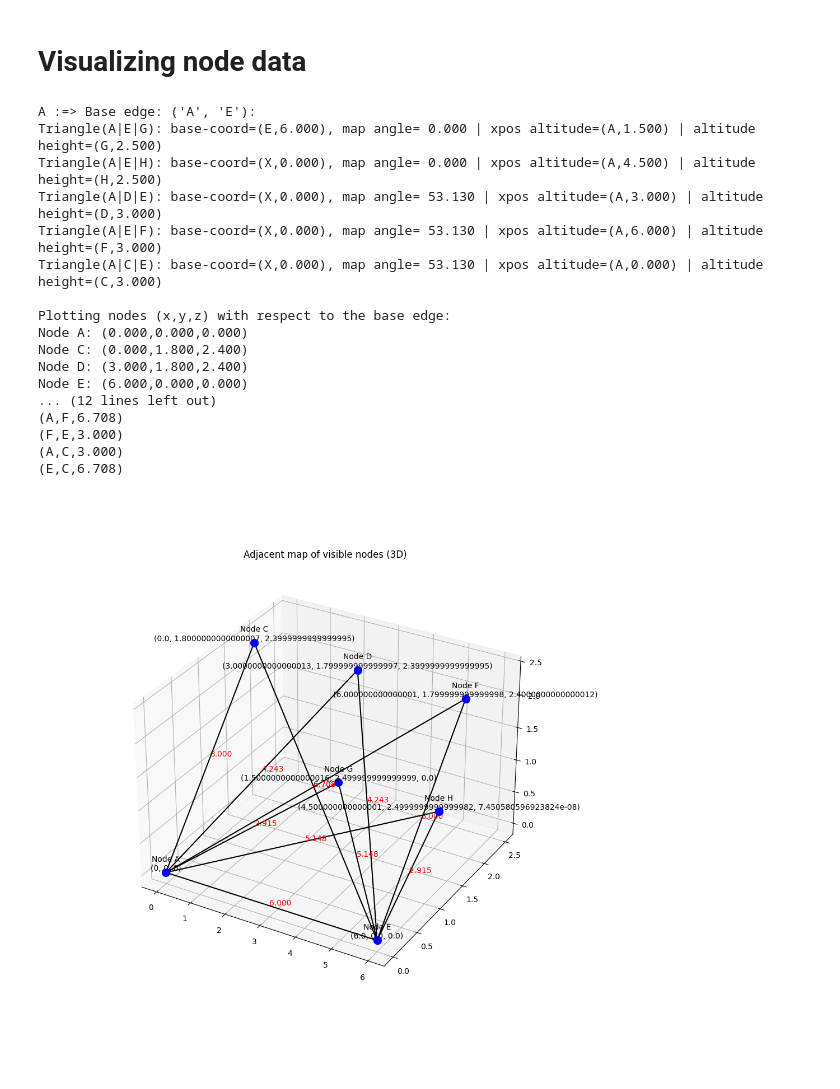
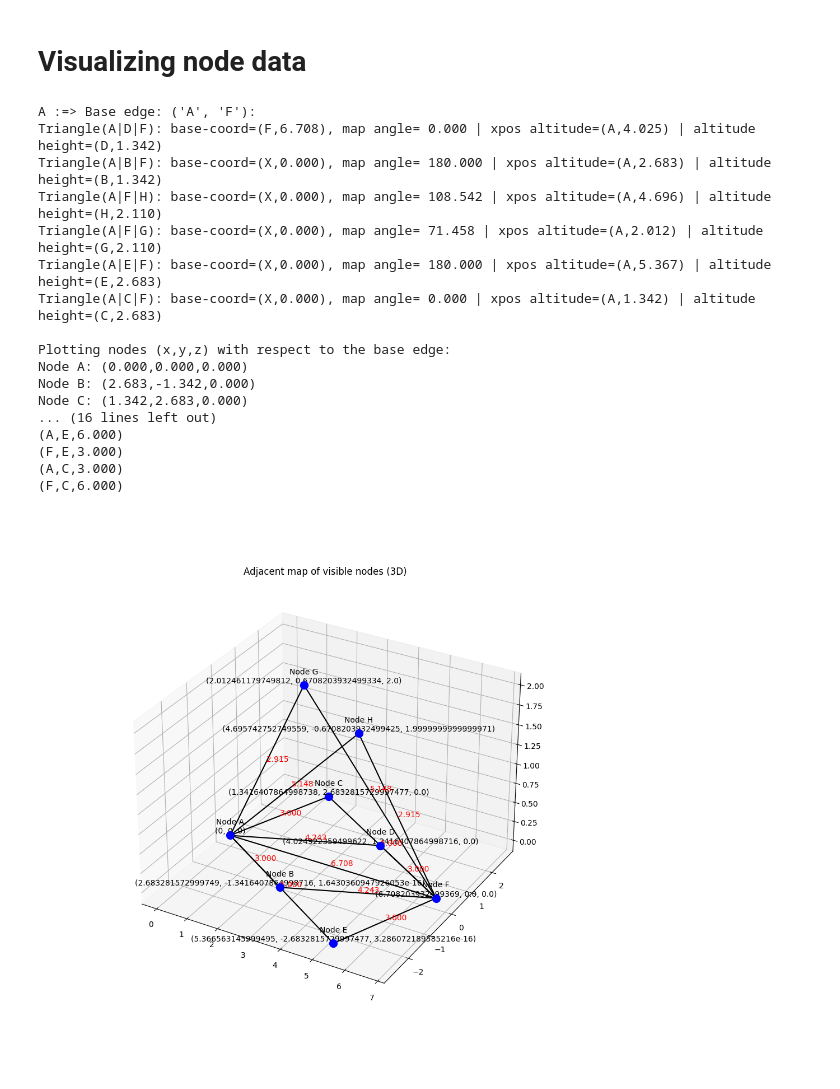
Before and after one commit to Chielvdiepen/FederatedSpatialModelling, a Jupyter notebook: TriangleAlgo-parallelism.ipynb, the cells around one changed output. Drawn from its saved outputs; the diff is of its cells as text; code cells hidden in the pictures.

```diff
--- a/TriangleAlgo-parallelism.ipynb
+++ b/TriangleAlgo-parallelism.ipynb
@@ -156,7 +159,7 @@ class Node:
         # send BLE message to target and wait for response
         found = target_node.nodeSearch(searched_Node)
         if (found == False):
-            print("Node NOT visible")
+            print(f"{self.uuid}: Node NOT visible")
         else:
             return found # (Node, RSSI)
 
@@ -191,7 +194,7 @@ class Node:
     def createEdgeWith(self, other_Sur: tuple):
         check = self.requestNodeSearch(other_Sur[0],self)
         if check == False:
-            print("Can not form edge, Node not visible!")
+            print(f"{self.uuid}: Can not form edge, Node not visible!")
             return False
         else:
             return self.addEdge(self,other_Sur[0],other_Sur[1])
@@ -218,8 +221,8 @@ class Node:
     # Make a new triangle from the supplied edges and add it to the trianglist if it does not exist already,
     def addTriangle(self, edge1,edge2,common_edge, max_triangles):
         temp = Triangle(edge1,edge2,common_edge)
-        # check if triangle not already exist
-        if self.checkTriangle(temp) == False and temp.area != 0:
+        # check if triangle not already exist, false is not in list
+        if self.checkTriangle(temp) == False and temp.area > 0.5:
             self.oppEdgeList.append(common_edge)
             self.oppEdgeList.sort(key=lambda x: x.rssi,reverse=False) # rssi less negative better,set True
             self.triangleList.append(temp)
@@ -234,12 +237,15 @@ class Node:
         checkForOther = self.requestNodeSearch(defaultOtherNode,otherNode)
         checkForDef = self.requestNodeSearch(otherNode,defaultOtherNode)
         if checkForOther == False or checkForDef == False:
+            print(f"{self.uuid}: Check Error {defaultOtherNode.uuid} {otherNode.uuid}")
             return False
         if checkForOther[0].compare(otherNode) and checkForDef[0].compare(defaultOtherNode):
             common_edge = Edge(defaultOtherNode,otherNode,checkForDef[1])
             temp = Triangle(Edge(self,defaultOtherNode,self.nodeSearch(defaultOtherNode)[1]),Edge(self,otherNode,self.nodeSearch(otherNode)[1]),common_edge)
+            # print(f'{self.uuid}: Temp triangle = {temp}')
             return temp
         else:
+            print(f"{self.uuid}: Compare Error {defaultOtherNode.uuid} {otherNode.uuid}")
             return False
 
     # Triangle search request for target
@@ -252,15 +258,14 @@ class Node:
     # The three edges will be added togheter to form a new triangle
     def createTriangleWith(self, edge1, edge2, max_triangles):
         dst1, dst2 = edge1.dst, edge2.dst
-
         if self.compare(dst1) or self.compare(dst2):
-            print("Can not make Triangle with itself")
+            print(f"{self.uuid}: Can not make Triangle with itself")
             return False
 
         checkForDst2 = self.requestNodeSearch(dst1,dst2)
         checkForDst1 = self.requestNodeSearch(dst2,dst1)
         if checkForDst2 == False or checkForDst1 == False:
-            print("Triangle not possible, no common edge")
+            print(f"{self.uuid}: Triangle not possible, no common edge")
             return False
         if checkForDst2[0].compare(dst2) and checkForDst1[0].compare(dst1):
             common_edge = Edge(dst1,dst2,checkForDst1[1])
@@ -286,7 +291,7 @@ class Node:
     # Links all triangles from trianglelist to individual edges from the edgelist, so edge(AB) has adj
     def createAdjTriangles(self):
         if len(self.adjEdgeList) == 0 or len(self.triangleList) == 0:
-            print("NO edges or triangles")
+            print(f"{self.uuid}: NO edges or triangles")
             return False
 
         triangle_dict = {}
@@ -311,7 +316,7 @@ class Node:
             # call make temp triangle, for calculation of altitude -> angle
             reqTri = self.createTempTriangle(defaultOtherNode,otherNode)
             if reqTri == False:
-                return False
+                return None
 
         nodeDist = reqTri.edges[2].dist
         deltaX = abs(base_altiX - altiX)
@@ -330,13 +335,13 @@ class Node:
         if reqTri == False:
             # call make temp triangle at target_node, for calculation of altitude -> angle
             reqTri = self.requestTempTriangle(askNode,base_edge.src,base_edge.dst)
-        if reqTri == False:
-            return None, None
+            if reqTri == False:
+                return None, None
+
+        if reqTri.altiX[0][0] == self.uuid:
+            return reqTri.altiX[0], reqTri.altiH # list(tuple(node,alti),tuple(node,alti))
         else:
-            if reqTri.altiX[0][0] == self.uuid:
-                return reqTri.altiX[0], reqTri.altiH # list(tuple(node,alti),tuple(node,alti))
-            else:
-                return reqTri.altiX[1], reqTri.altiH # list(tuple(node,alti),tuple(node,alti))
+            return reqTri.altiX[1], reqTri.altiH # list(tuple(node,alti),tuple(node,alti))
 
 
     # Iterates on the adjacent triangles, set the first on XY/default and calculate for the following triangles the angle between default, altiX, altiH
@@ -346,7 +351,7 @@ class Node:
             base_altiX, base_altiH = self.mapAltiRequest(defaultOtherNode,base_edge)
 
             if base_altiX == None or base_altiH == None:
-                print("mapAltiRequest failed!")
+                print(f"{self.uuid}: mapAltiRequest failed!")
             else:
                 adj_list[0].setAltiH(base_altiH)
                 adj_list[0].setAltiX(base_altiX)
@@ -356,15 +361,15 @@ class Node:
                 altiX, altiH = self.mapAltiRequest(otherNode,base_edge)
 
                 if altiX == None or altiH == None:
-                    print("mapAltiRequest failed!")
+                    print(f"{self.uuid}: mapAltiRequest failed!")
                 else:
                     adj_list[i].setAltiH(altiH)
                     adj_list[i].setAltiX(altiX)
                     adj_list[i].setCoord(('X',0))
 
                     angle = self.getMapAngle(defaultOtherNode,otherNode,base_altiX[1],altiX[1],base_altiH[1],altiH[1])
-                    if angle == False:
-                        print("Map Angle Failed!")
+                    if angle == None:
+                        print(f"{self.uuid}: mapAngle failed!")
                     else:
                         adj_list[i].setAngle(angle)
 
@@ -669,7 +673,7 @@ def mapPlot(Edge_list, node_Dict):
     plt.show()
 # %%
 nodeA = nodeList[0]
-index = 1
+index = 0
 
 keyA0 = list(nodeA.adjTrianglesDict.keys())[index]
 adjListA = list(nodeA.adjTrianglesDict.values())[index]
@@ -685,47 +689,46 @@ mapEdgeSet = []
 # go over all triangles and place the coords on the x-axis and rotate, also make list of all edges from all adj triangles
 for i, adj in enumerate(adjListA):
     if i == 0:
         mapCoords.update({adj.otherCoord[0]:(adj.otherCoord[1],0.000,0.000)})
 
     coord = (adj.basealtiX[1],adj.basealtiH[1],0.000)
     rotation = roll(adj.mapAngle)
     point = np.array([coord[0], coord[1], coord[2]])
     translated = np.dot(rotation, point)
     mapCoords.update({adj.basealtiH[0]:(translated[0],translated[1],translated[2])})
-
     mapEdgeSet.extend(edge for edge in adj.triangle.edges if not any(edge.compare(existing_edge) for existing_edge in mapEdgeSet))
 
 sorted_mapCoords = dict(sorted(mapCoords.items()))
 
 print('Plotting nodes (x,y,z) with respect to the base edge:')
 for coord in sorted_mapCoords.items():
     print(f"Node {coord[0]}: ({coord[1][0]:.3f},{coord[1][1]:.3f},{coord[1][2]:.3f})")
 print()
 
 print(f"All edges from base triangles ({len(mapEdgeSet)}):")
 for edge in list(mapEdgeSet):
     print(edge)
 
 mapPlot(list(mapEdgeSet),mapCoords)
 # %% [output]
-A :=> Base edge: ('A', 'E'):
-Triangle(A|E|G): base-coord=(E,6.000), map angle= 0.000 | xpos altitude=(A,1.500) | altitude height=(G,2.500)
-Triangle(A|E|H): base-coord=(X,0.000), map angle= 0.000 | xpos altitude=(A,4.500) | altitude height=(H,2.500)
-Triangle(A|D|E): base-coord=(X,0.000), map angle= 53.130 | xpos altitude=(A,3.000) | altitude height=(D,3.000)
-Triangle(A|E|F): base-coord=(X,0.000), map angle= 53.130 | xpos altitude=(A,6.000) | altitude height=(F,3.000)
-Triangle(A|C|E): base-coord=(X,0.000), map angle= 53.130 | xpos altitude=(A,0.000) | altitude height=(C,3.000)
+A :=> Base edge: ('A', 'F'):
+Triangle(A|D|F): base-coord=(F,6.708), map angle= 0.000 | xpos altitude=(A,4.025) | altitude height=(D,1.342)
+Triangle(A|B|F): base-coord=(X,0.000), map angle= 180.000 | xpos altitude=(A,2.683) | altitude height=(B,1.342)
+Triangle(A|F|H): base-coord=(X,0.000), map angle= 108.542 | xpos altitude=(A,4.696) | altitude height=(H,2.110)
+Triangle(A|F|G): base-coord=(X,0.000), map angle= 71.458 | xpos altitude=(A,2.012) | altitude height=(G,2.110)
+Triangle(A|E|F): base-coord=(X,0.000), map angle= 180.000 | xpos altitude=(A,5.367) | altitude height=(E,2.683)
+Triangle(A|C|F): base-coord=(X,0.000), map angle= 0.000 | xpos altitude=(A,1.342) | altitude height=(C,2.683)
 
 Plotting nodes (x,y,z) with respect to the base edge:
 Node A: (0.000,0.000,0.000)
-Node C: (0.000,1.800,2.400)
-Node D: (3.000,1.800,2.400)
-Node E: (6.000,0.000,0.000)
-... (12 lines left out)
-(A,F,6.708)
+Node B: (2.683,-1.342,0.000)
+Node C: (1.342,2.683,0.000)
+... (16 lines left out)
+(A,E,6.000)
 (F,E,3.000)
 (A,C,3.000)
-(E,C,6.708)
+(F,C,6.000)
-[figure, old version]
+[figure, new version]
 # %%
 # ------------------------------------------------------------------------------------------------
 # Node uuid=A:(0, 0, 0) [:] Surrounding Nodes= D, B, C, Edgelist= (A,D,3.500), (A,B,4.000), (A,C,4.500)
```
Also changed, not shown: parts of 3 cells of this notebook.
